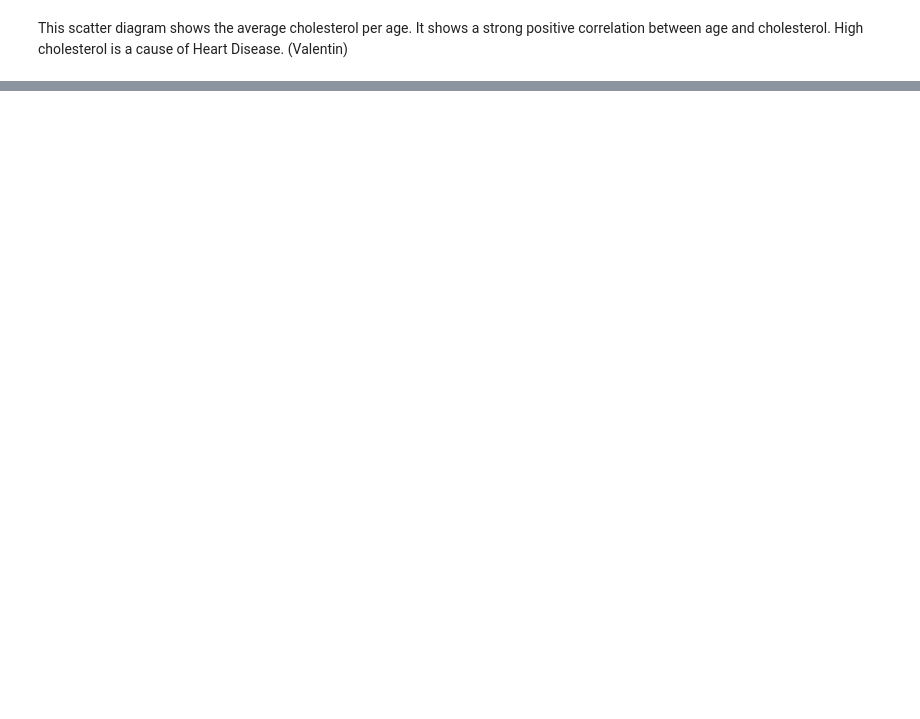
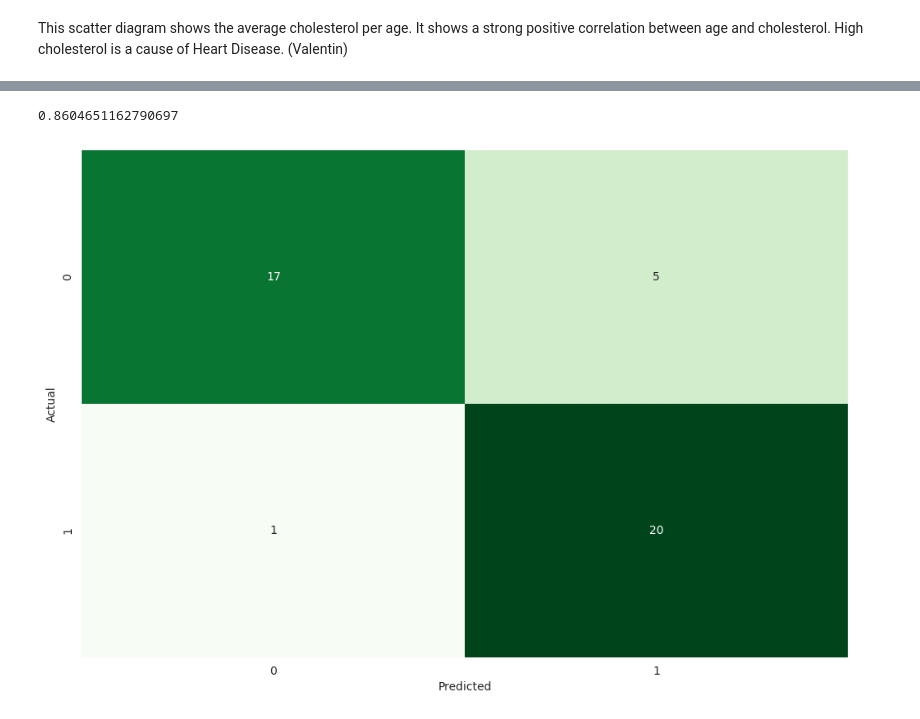
Before and after one commit to Valentin-Iva/Team-2-Project, a Jupyter notebook: team_2_project.ipynb, the cells around one changed output, grey strips where cells are left out. Saved outputs shown, nothing was run; the diff lists cells and outputs as text; code cells hidden in the pictures; blank space fills up the shorter version.

Commit message:
week17 data splitting and training models

```diff
--- a/team_2_project.ipynb
+++ b/team_2_project.ipynb
@@ -634,0 +605,21 @@ This scatter diagram shows the average cholesterol per age. It shows a strong po
+# %%
+accuracy_score(target_val, target_pred)
+# %% [output]
+0.8604651162790697
+# %%
+#valentin
+from sklearn.metrics import confusion_matrix
+import seaborn as sns
+import matplotlib.pyplot as plt
+
+conf_matrix = confusion_matrix(target_val, target_pred)
+
+sns.heatmap(conf_matrix, cmap="Greens", annot=True, cbar=False)
+plt.xlabel("Predicted")
+plt.ylabel("Actual")
+plt.show()
+
+#I am adding a confusion matrix to the Logistic regression classification to show how accurate it is
+#e.g. There are 5 cases where the model predicted the patient has heart disease when they acutally don't
+# %% [output]
+[figure, added]
```
Also changed, not shown: parts of 41 cells of this notebook.
